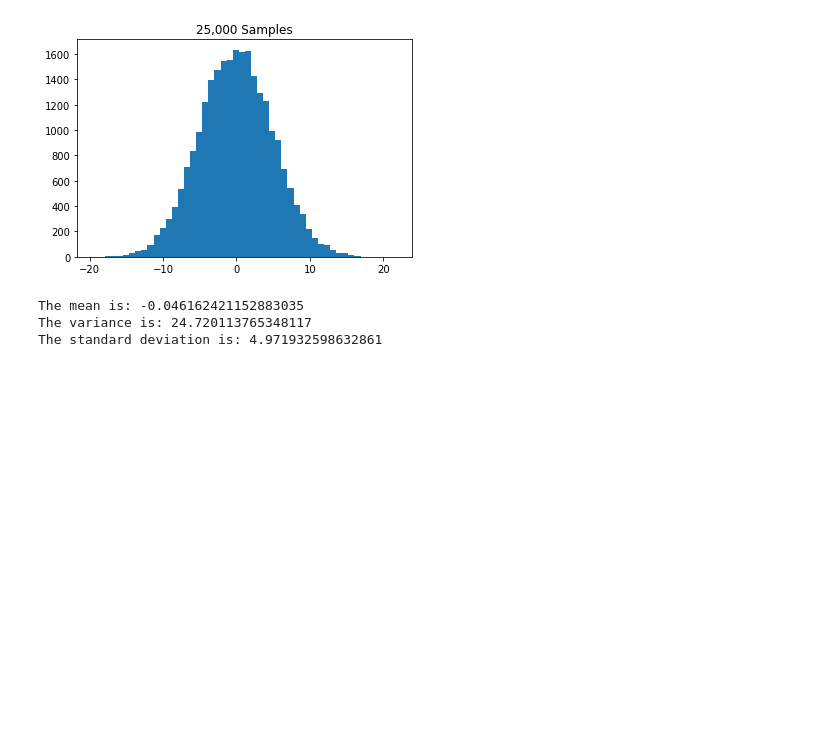
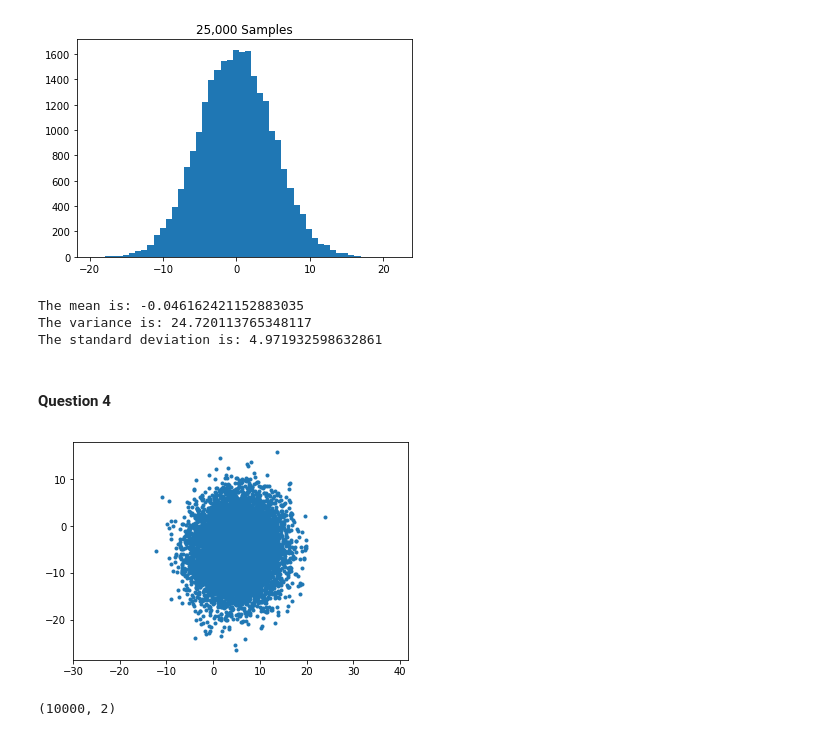
Before and after one commit to mxviteri/bds_hm1, a Jupyter notebook: hm1.ipynb, the cells around one changed output. Drawn from its saved outputs; the diff is of its cells as text; code cells hidden in the pictures; blank space fills up the shorter version.

Commit message:
Adding written questions and question 4

```diff
--- a/hm1.ipynb
+++ b/hm1.ipynb
@@ -119,3 +119,16 @@ print('The standard deviation is:', std)
 The mean is: -0.046162421152883035
 The variance is: 24.720113765348117
 The standard deviation is: 4.971932598632861
+# %% [markdown]
+#### Question 4
+# %%
+sample_num = 10000
+mean_4 = [5, -5]
+cov_4 = [[20, 0.8],[0.8, 30]]
+x4, y4 = np.random.multivariate_normal(mean_4, cov_4, sample_num).T
+# %%
+plt.plot(x4, y4, '.')
+plt.axis('equal')
+plt.show()
+# %% [output]
+[figure, added]
@@ -121,0 +137,4 @@ The standard deviation is: 4.971932598632861
+# %%
+X4.shape
+# %% [output]
+(10000, 2)
```
Also changed, not shown: parts of 17 cells of this notebook.
